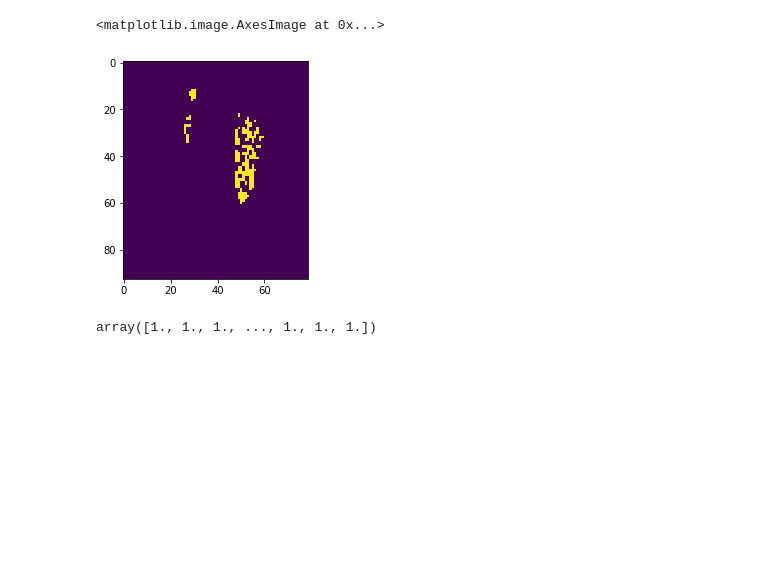
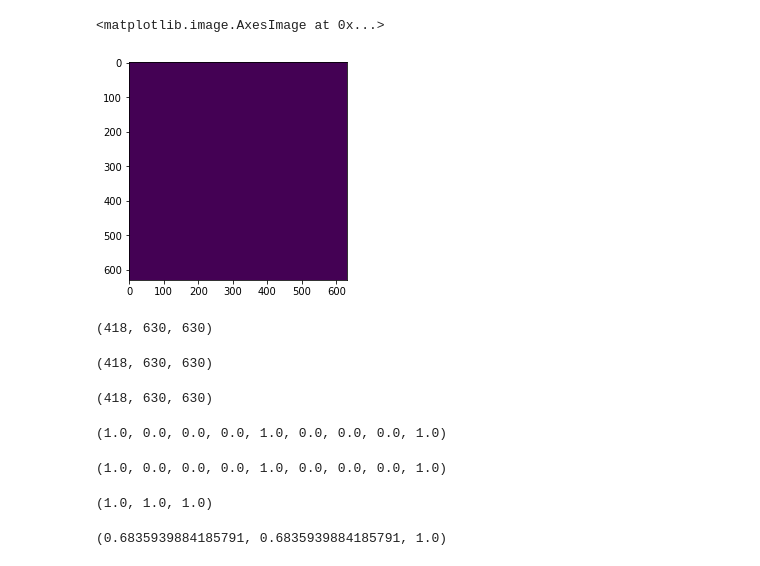
Before and after one commit to fabioFrangiamore/CT_LungSegm, a Jupyter notebook: Untitled.ipynb, the cells around one changed output. Saved outputs shown, nothing was run; the diff lists cells and outputs as text; code cells hidden in the pictures; blank space fills up the shorter version.

Commit message:
apply mask

```diff
--- a/Untitled.ipynb
+++ b/Untitled.ipynb
@@ -14,6 +6,9 @@ img = nib.load('mask_output.nii.gz')
+# %%
+img = sitk.ReadImage('Output/3_mask_output.nii.gz')
+img2 = sitk.ReadImage('Test_data/3.nii.gz')
 # %%
-plt.imshow(img.get_fdata()[:,60,:])
+plt.imshow(sitk.GetArrayFromImage(img)[400,:,:])
 # %% [output]
 <matplotlib.image.AxesImage at 0x...>
-[figure, old version]
+[figure, new version]
 # %%
@@ -20,0 +16,4 @@ img = img.get_fdata()
+# %%
+img.shape
+# %% [output]
+(418, 630, 630)
@@ -21 +22,5 @@ img = img.get_fdata()
+# %%
+img2.shape
+# %% [output]
+(418, 630, 630)
 # %%
@@ -23,4 +28,20 @@ img[img>0]=1
+# %%
+img2.shape
+# %% [output]
+(418, 630, 630)
 # %%
-img
+img.GetDirection()
 # %% [output]
-array([1., 1., 1., ..., 1., 1., 1.])
+(1.0, 0.0, 0.0, 0.0, 1.0, 0.0, 0.0, 0.0, 1.0)
+# %%
+img2.GetDirection()
+# %% [output]
+(1.0, 0.0, 0.0, 0.0, 1.0, 0.0, 0.0, 0.0, 1.0)
+# %%
+img.GetSpacing()
+# %% [output]
+(1.0, 1.0, 1.0)
+# %%
+img2.GetSpacing()
+# %% [output]
+(0.6835939884185791, 0.6835939884185791, 1.0)
```
Also changed, not shown: parts of 13 cells of this notebook, 5 other files.
